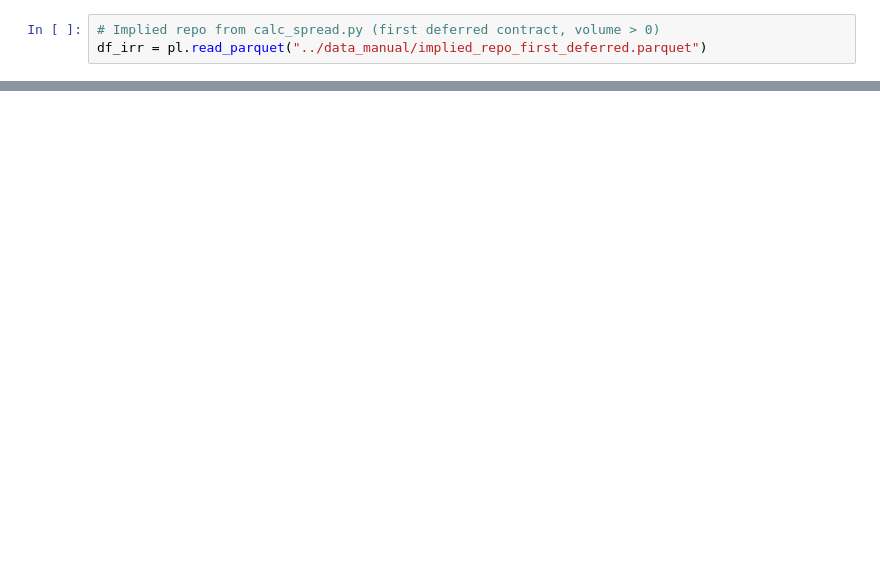
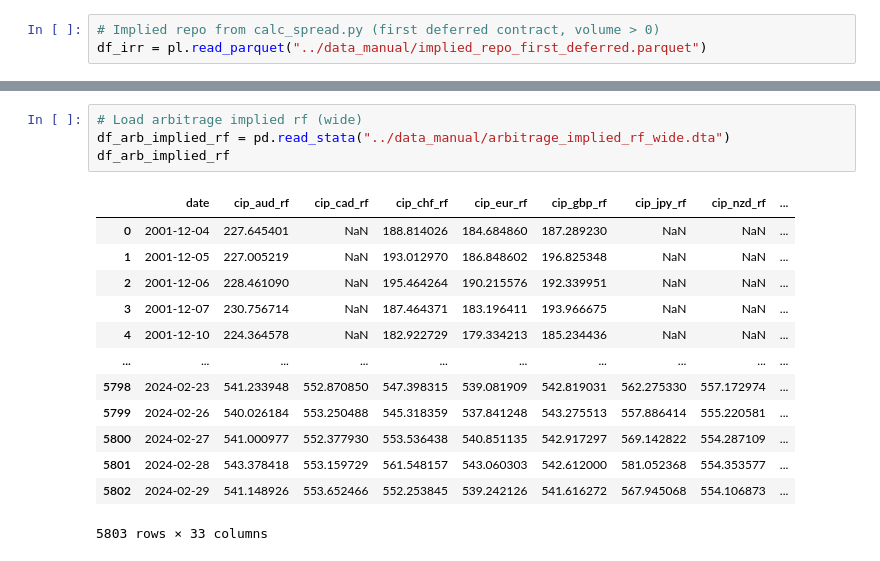
Before and after one commit to maxz073/p10_Siriwardane_et_al_2026, a Jupyter notebook: src/check.ipynb, the cells around one changed output, grey strips where cells are left out. Saved outputs shown, nothing was run; the diff lists cells and outputs as text; blank space fills up the shorter version.

```diff
--- a/src/check.ipynb
+++ b/src/check.ipynb
@@ -86,0 +155,18 @@ shape: (249, 6)
+# %%
+# Load arbitrage implied rf (wide)
+df_arb_implied_rf = pd.read_stata("../data_manual/arbitrage_implied_rf_wide.dta")
+df_arb_implied_rf
+# %% [output]
+|  | date | cip_aud_rf | cip_cad_rf | cip_chf_rf | cip_eur_rf | cip_gbp_rf | cip_jpy_rf | cip_nzd_rf | ... |
+| 0 | 2001-12-04 | 227.645401 | NaN | 188.814026 | 184.684860 | 187.289230 | NaN | NaN | ... |
+| 1 | 2001-12-05 | 227.005219 | NaN | 193.012970 | 186.848602 | 196.825348 | NaN | NaN | ... |
+| 2 | 2001-12-06 | 228.461090 | NaN | 195.464264 | 190.215576 | 192.339951 | NaN | NaN | ... |
+| 3 | 2001-12-07 | 230.756714 | NaN | 187.464371 | 183.196411 | 193.966675 | NaN | NaN | ... |
+| 4 | 2001-12-10 | 224.364578 | NaN | 182.922729 | 179.334213 | 185.234436 | NaN | NaN | ... |
+| ... | ... | ... | ... | ... | ... | ... | ... | ... | ... |
+| 5798 | 2024-02-23 | 541.233948 | 552.870850 | 547.398315 | 539.081909 | 542.819031 | 562.275330 | 557.172974 | ... |
+| 5799 | 2024-02-26 | 540.026184 | 553.250488 | 545.318359 | 537.841248 | 543.275513 | 557.886414 | 555.220581 | ... |
+| 5800 | 2024-02-27 | 541.000977 | 552.377930 | 553.536438 | 540.851135 | 542.917297 | 569.142822 | 554.287109 | ... |
+| 5801 | 2024-02-28 | 543.378418 | 553.159729 | 561.548157 | 543.060303 | 542.612000 | 581.052368 | 554.353577 | ... |
+| 5802 | 2024-02-29 | 541.148926 | 553.652466 | 552.253845 | 539.242126 | 541.616272 | 567.945068 | 554.106873 | ... |
+5803 rows × 33 columns
```
Also changed, not shown: parts of 9 cells of this notebook, 7 other files.
